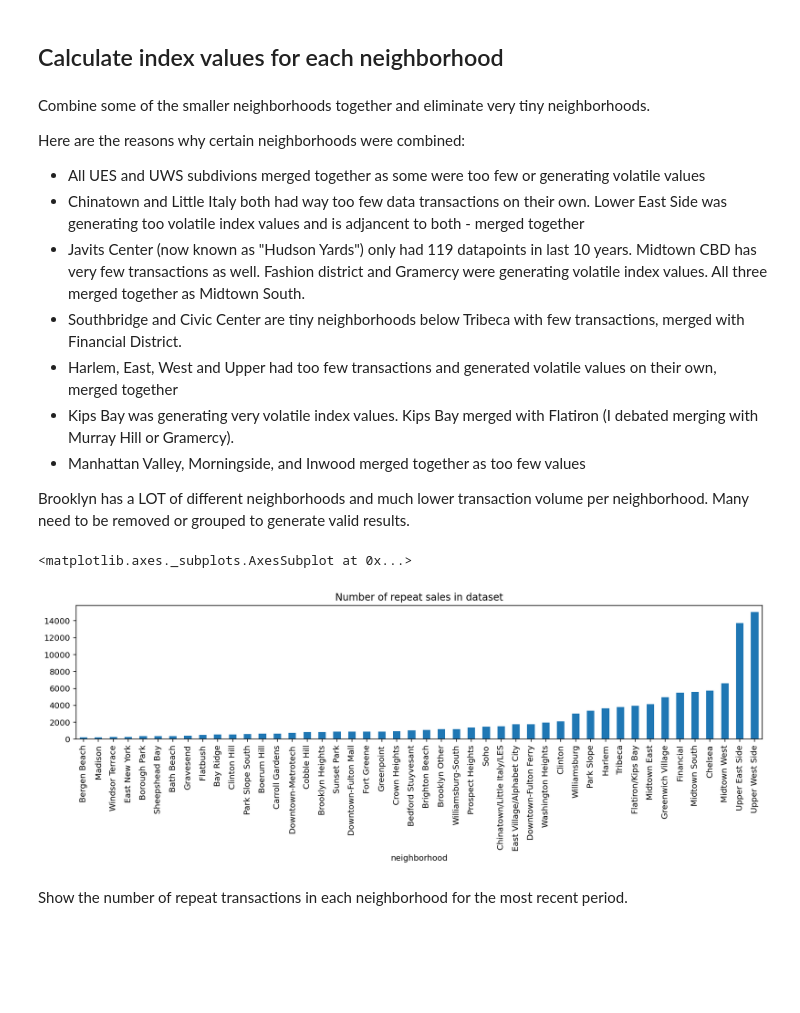
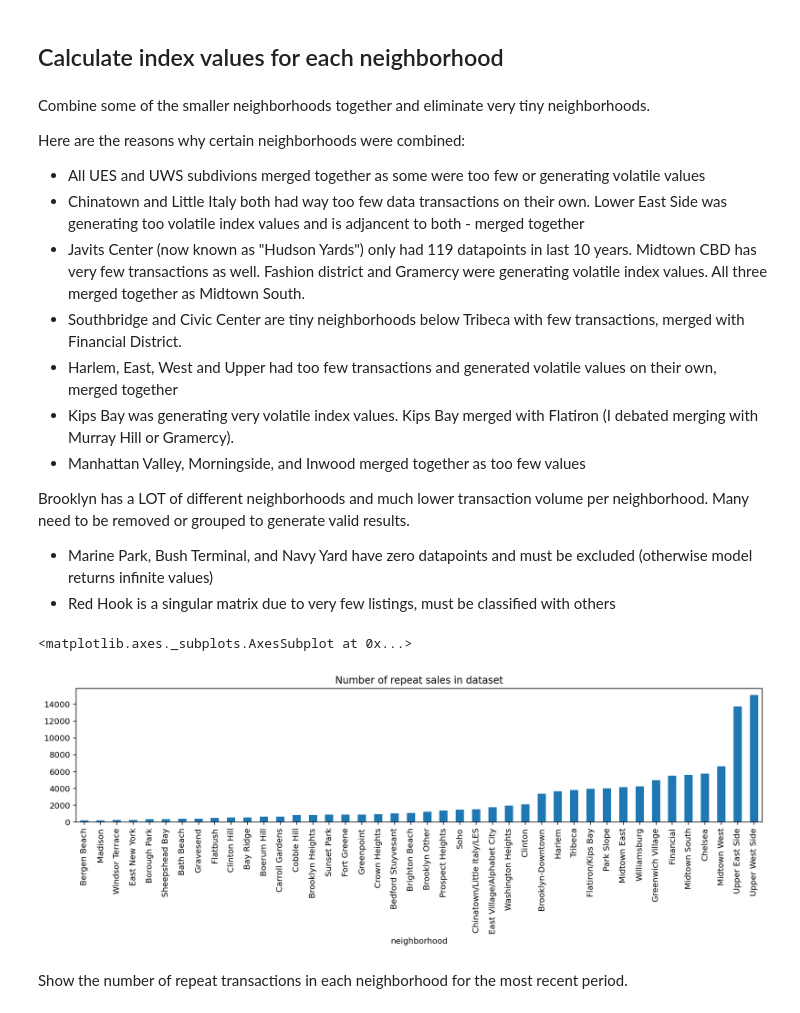
Before and after one commit to ivoytov/manhattan, a Jupyter notebook: NYC_price_index.ipynb, the cells around one changed output. Saved outputs shown, nothing was run; the diff lists cells and outputs as text; code cells hidden in the pictures; blank space fills up the shorter version.

```diff
--- a/NYC_price_index.ipynb
+++ b/NYC_price_index.ipynb
@@ -330,9 +330,17 @@ Here are the reasons why certain neighborhoods were combined:
 * Manhattan Valley, Morningside, and Inwood merged together as too few values
 
 Brooklyn has a LOT of different neighborhoods and much lower transaction volume per neighborhood. Many need to be removed or grouped to generate valid results.
+* Marine Park, Bush Terminal, and Navy Yard have zero datapoints and must be excluded (otherwise model returns infinite values)
+* Red Hook is a singular matrix due to very few listings, must be classified with others
 # %%
 # exclude neighborhoods with very few datapoints
-FILTERED_NEIGHBORHOODS=['Manhattan-Unknown', 'Roosevelt Island', 'Red Hook',  'Manhattan Beach', 'Gowanus', 'Marine Park', 'Bush Terminal', 'Navy Yard', 'Ocean Parkway-South', ]
+FILTERED_NEIGHBORHOODS=['Manhattan-Unknown',
+                        'Roosevelt Island',
+                        'Marine Park',
+                        'Bush Terminal',
+                        'Navy Yard',
+                        'Gowanus',
+                        ]
 COMBINED_NEIGHBORHOODS = {
     'Chinatown':                 'Chinatown/Little Italy/LES',
     'Little Italy':              'Chinatown/Little Italy/LES',
@@ -370,35 +378,41 @@ COMBINED_NEIGHBORHOODS = {
     'Marine Park':               'Brooklyn Other',
     'Bush Terminal':             'Brooklyn Other',
     'Flatbush-Lefferts Garden':  'Brooklyn Other',
     'Navy Yard':                 'Brooklyn Other',
     'Ocean Parkway-South':       'Brooklyn Other',
     'Ocean Parkway-North':       'Brooklyn Other',
     'Wyckoff Heights':           'Brooklyn Other',
     'Old Mill Basin':            'Brooklyn Other',
     'Ocean Hill':                'Brooklyn Other',
     'Bushwick':                  'Brooklyn Other',
     'Midwood':                   'Brooklyn Other',
     'Canarsie':                  'Brooklyn Other',
     'Bensonhurst':               'Brooklyn Other',
     'Dyker Heights':             'Brooklyn Other',
     'Kensington':                'Brooklyn Other',
     'Coney Island':              'Brooklyn Other',
+    'Red Hook':                  'Brooklyn Other',
+    'Manhattan Beach':           'Brooklyn Other',
     'Flatbush-East':             'Flatbush',
     'Flatbush-Central':          'Flatbush',
     'Flatbush-North':            'Flatbush',
     'Flatbush-Lefferts Garden':  'Flatbush',
     'Williamsburg-Central':      'Williamsburg',
     'Williamsburg-East':         'Williamsburg',
     'Williamsburg-North':        'Williamsburg',
+    'Williamsburg-South':        'Williamsburg',
     'Cobble Hill-West':          'Cobble Hill',
-
+    'Park Slope South':          'Park Slope',
+    'Downtown-Fulton Mall':      'Brooklyn-Downtown',
+    'Downtown-Metrotech':        'Brooklyn-Downtown',
+    'Downtown-Fulton Ferry':     'Brooklyn-Downtown',
 }
 filtered = rpt_sales.neighborhood.isin(FILTERED_NEIGHBORHOODS)
 neighborhood_sales = rpt_sales[~filtered].replace({"neighborhood": COMBINED_NEIGHBORHOODS})
 neighborhood_sales.groupby('neighborhood').size().sort_values().plot.bar(figsize=(15,3), title="Number of repeat sales in dataset")
 # %% [output]
 <matplotlib.axes._subplots.AxesSubplot at 0x...>
-[figure, old version]
+[figure, new version]
 # %% [markdown]
 Show the number of repeat transactions in each neighborhood for the most recent period.
 # %%
```
Also changed, not shown: parts of 12 cells of this notebook.
